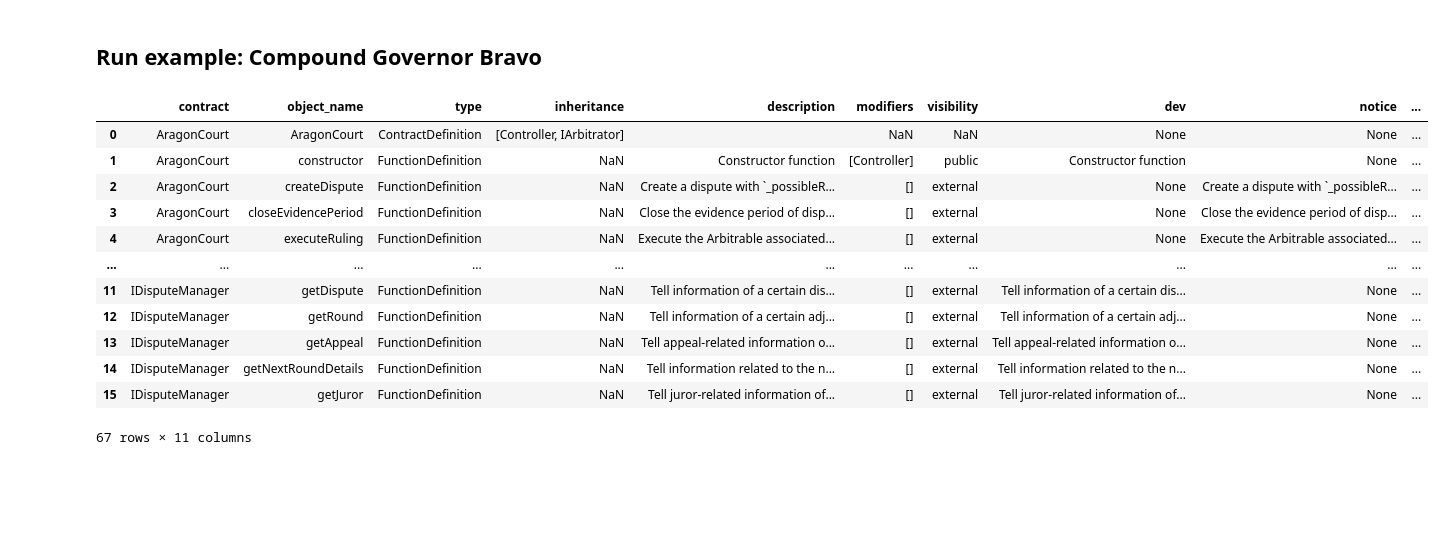
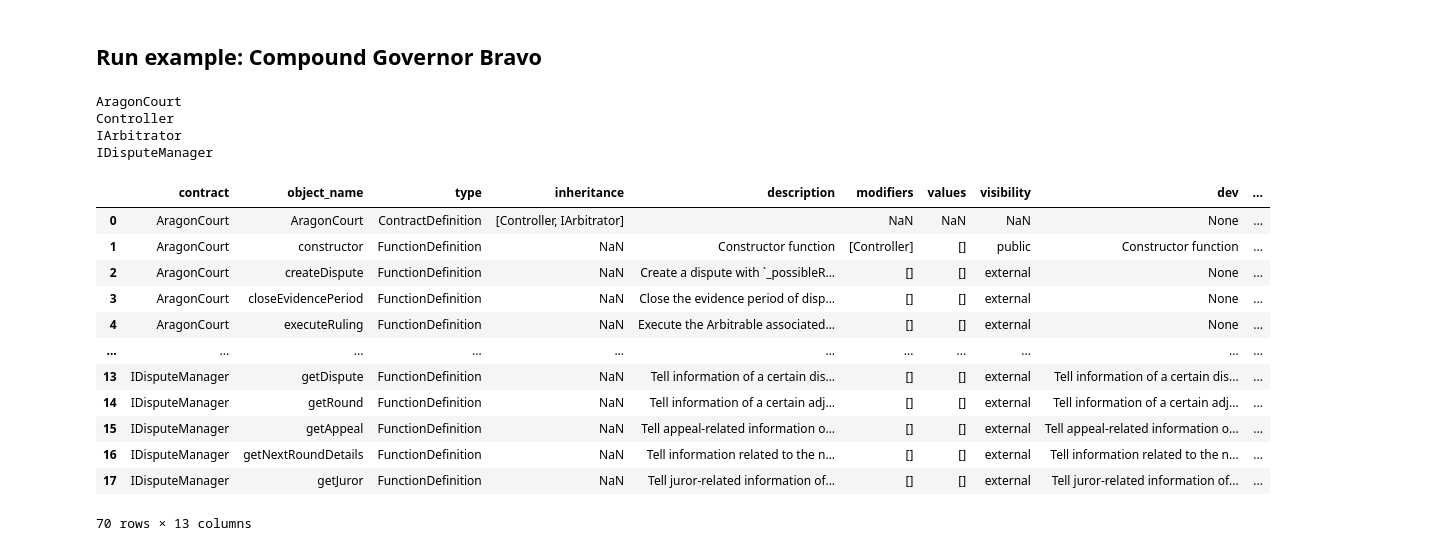
Before and after one commit to notchia/metagov, a Jupyter notebook: parse_contract_parameters.ipynb, the cells around one changed output. Cells and saved outputs as stored; diff of their text form; code cells hidden in the pictures; blank space fills up the shorter version.

```diff
--- a/parse_contract_parameters.ipynb
+++ b/parse_contract_parameters.ipynb
@@ -49,7 +56,7 @@ def get_parameter_initialValue(param):
     return value
 # %%
 def get_object_modifiers(obj):
-    """Get parameter initialValue"""
+    """Get object modifiers"""
 
     modifiers = obj.get('modifiers', [])
     modifiers = [m.get('name', ERRORMSG) for m in modifiers]
@@ -96,7 +114,7 @@ def extract_objects_and_parameters(contracts):
                                  'description': ''}
                     df_parameters = df_parameters.append(pd.Series(paramDict), ignore_index=True)
 
-            if itemType in ['EventDefinition', 'ModifierDefinition', 'FunctionDefinition']:
+            if itemType in ['EventDefinition', 'ModifierDefinition', 'FunctionDefinition', 'StructDefinition', 'EnumDefinition']:
                 itemName = item['name']
 
                 # Append function/event/modifier definition to objects DataFrame
@@ -105,23 +123,29 @@ def extract_objects_and_parameters(contracts):
                               'type': itemType,
                               'modifiers': get_object_modifiers(item),
                               'visibility': item.get('visibility'),
+                              'values': get_object_values(item),
                               'line_numbers': (item['loc']['start']['line'], item['loc']['end']['line']),
                               'description': ''}
                 df_objects = df_objects.append(pd.Series(objectDict), ignore_index=True)
 
                 # Append each parameter to DataFrame
-                paramObj = item.get('parameters', {})
-                if not isinstance(paramObj, list):
-                    for param in paramObj.get('parameters', []):
-                        paramDict = {'parameter_name': param['name'],
-                                     'object_name': itemName,
-                                     'contract': contractName,
-                                     'type': get_parameter_type(param),
-                                     'line_number': param['loc']['start']['line'],
-                                     'initial_value': get_parameter_initialValue(item),
-                                     'visibility': param.get('visibility'),
-                                     'description': ''}
-                        df_parameters = df_parameters.append(pd.Series(paramDict), ignore_index=True)
+                paramObj = item.get('parameters', (item.get('members', {})))
+                if isinstance(paramObj, dict):
+                    values = paramObj.get('parameters', [])
+                elif isinstance(paramObj, list) and itemType == 'StructDefinition':
+                    values = paramObj
+                else:
+                    values = []
+                for param in values:
+                    paramDict = {'parameter_name': param['name'],
+                                 'object_name': itemName,
+                                 'contract': contractName,
+                                 'type': get_parameter_type(param),
+                                 'line_number': param['loc']['start']['line'],
+                                 'initial_value': get_parameter_initialValue(item),
+                                 'visibility': param.get('visibility'),
+                                 'description': ''}
+                    df_parameters = df_parameters.append(pd.Series(paramDict), ignore_index=True)
 
     return df_objects, df_parameters
 # %% [markdown]
@@ -319,7 +343,7 @@ fpath = 'tmp/solidity.txt'
 df_objects_all = pd.DataFrame()
 df_parameters_all = pd.DataFrame()
 for url in urls:
-
+    print(url.split('/')[-1].split('.sol')[0])
     # Get content of Gnosis Safe contract and save to temporary file
     content = requests.get(url).text
     with open(fpath, 'w') as f:
@@ -335,32 +359,39 @@ for url in urls:
         pprint.pprint(sourceUnit, stream=f)
 
     # Get object and parameter DataFrames (selecting from solidity_parser AST)
-    contracts = [c for c in sourceUnit['children'] if c['type'] == 'ContractDefinition']
+    contracts = [c for c in sourceUnit['children'] if c.get('type') == 'ContractDefinition']
     df_objects, df_parameters = extract_objects_and_parameters(contracts)
 
     # Add comments to the DataFrames
     df_objects, df_parameters = add_docstring_comments(lines, df_objects, df_parameters)
     df_parameters = add_inline_comments(lines, df_parameters)
 
+    df_objects['url'] = url
+
     df_objects_all = df_objects_all.append(df_objects)
     df_parameters_all = df_parameters_all.append(df_parameters)
 
 df_objects_all['project'] = PROJECT
+# %% [output]
+AragonCourt
+Controller
+IArbitrator
+IDisputeManager
 # %%
-df_objects_all.to_csv('tmp/contract_objects.csv')
+df_objects_all.drop(columns=['line_numbers', 'full_comment']).to_csv('tmp/contract_objects.csv')
 df_objects_all.drop(columns=['line_numbers', 'full_comment'])
 # %% [output]
-|  | contract | object_name | type | inheritance | description | modifiers | visibility | dev | notice | ... |
-| 0 | AragonCourt | AragonCourt | ContractDefinition | [Controller, IArbitrator] |  | NaN | NaN | None | None | ... |
-| 1 | AragonCourt | constructor | FunctionDefinition | NaN | Constructor function | [Controller] | public | Constructor function | None | ... |
-| 2 | AragonCourt | createDispute | FunctionDefinition | NaN | Create a dispute with `_possibleR... | [] | external | None | Create a dispute with `_possibleR... | ... |
-| 3 | AragonCourt | closeEvidencePeriod | FunctionDefinition | NaN | Close the evidence period of disp... | [] | external | None | Close the evidence period of disp... | ... |
-| 4 | AragonCourt | executeRuling | FunctionDefinition | NaN | Execute the Arbitrable associated... | [] | external | None | Execute the Arbitrable associated... | ... |
+|  | contract | object_name | type | inheritance | description | modifiers | values | visibility | dev | ... |
+| 0 | AragonCourt | AragonCourt | ContractDefinition | [Controller, IArbitrator] |  | NaN | NaN | NaN | None | ... |
+| 1 | AragonCourt | constructor | FunctionDefinition | NaN | Constructor function | [Controller] | [] | public | Constructor function | ... |
+| 2 | AragonCourt | createDispute | FunctionDefinition | NaN | Create a dispute with `_possibleR... | [] | [] | external | None | ... |
+| 3 | AragonCourt | closeEvidencePeriod | FunctionDefinition | NaN | Close the evidence period of disp... | [] | [] | external | None | ... |
+| 4 | AragonCourt | executeRuling | FunctionDefinition | NaN | Execute the Arbitrable associated... | [] | [] | external | None | ... |
 | ... | ... | ... | ... | ... | ... | ... | ... | ... | ... | ... |
-| 11 | IDisputeManager | getDispute | FunctionDefinition | NaN | Tell information of a certain dis... | [] | external | Tell information of a certain dis... | None | ... |
-| 12 | IDisputeManager | getRound | FunctionDefinition | NaN | Tell information of a certain adj... | [] | external | Tell information of a certain adj... | None | ... |
-| 13 | IDisputeManager | getAppeal | FunctionDefinition | NaN | Tell appeal-related information o... | [] | external | Tell appeal-related information o... | None | ... |
-| 14 | IDisputeManager | getNextRoundDetails | FunctionDefinition | NaN | Tell information related to the n... | [] | external | Tell information related to the n... | None | ... |
-| 15 | IDisputeManager | getJuror | FunctionDefinition | NaN | Tell juror-related information of... | [] | external | Tell juror-related information of... | None | ... |
+| 13 | IDisputeManager | getDispute | FunctionDefinition | NaN | Tell information of a certain dis... | [] | [] | external | Tell information of a certain dis... | ... |
+| 14 | IDisputeManager | getRound | FunctionDefinition | NaN | Tell information of a certain adj... | [] | [] | external | Tell information of a certain adj... | ... |
+| 15 | IDisputeManager | getAppeal | FunctionDefinition | NaN | Tell appeal-related information o... | [] | [] | external | Tell appeal-related information o... | ... |
+| 16 | IDisputeManager | getNextRoundDetails | FunctionDefinition | NaN | Tell information related to the n... | [] | [] | external | Tell information related to the n... | ... |
+| 17 | IDisputeManager | getJuror | FunctionDefinition | NaN | Tell juror-related information of... | [] | [] | external | Tell juror-related information of... | ... |
-67 rows × 11 columns
+70 rows × 13 columns
 # %%
```
Also changed, not shown: parts of 4 cells of this notebook.
